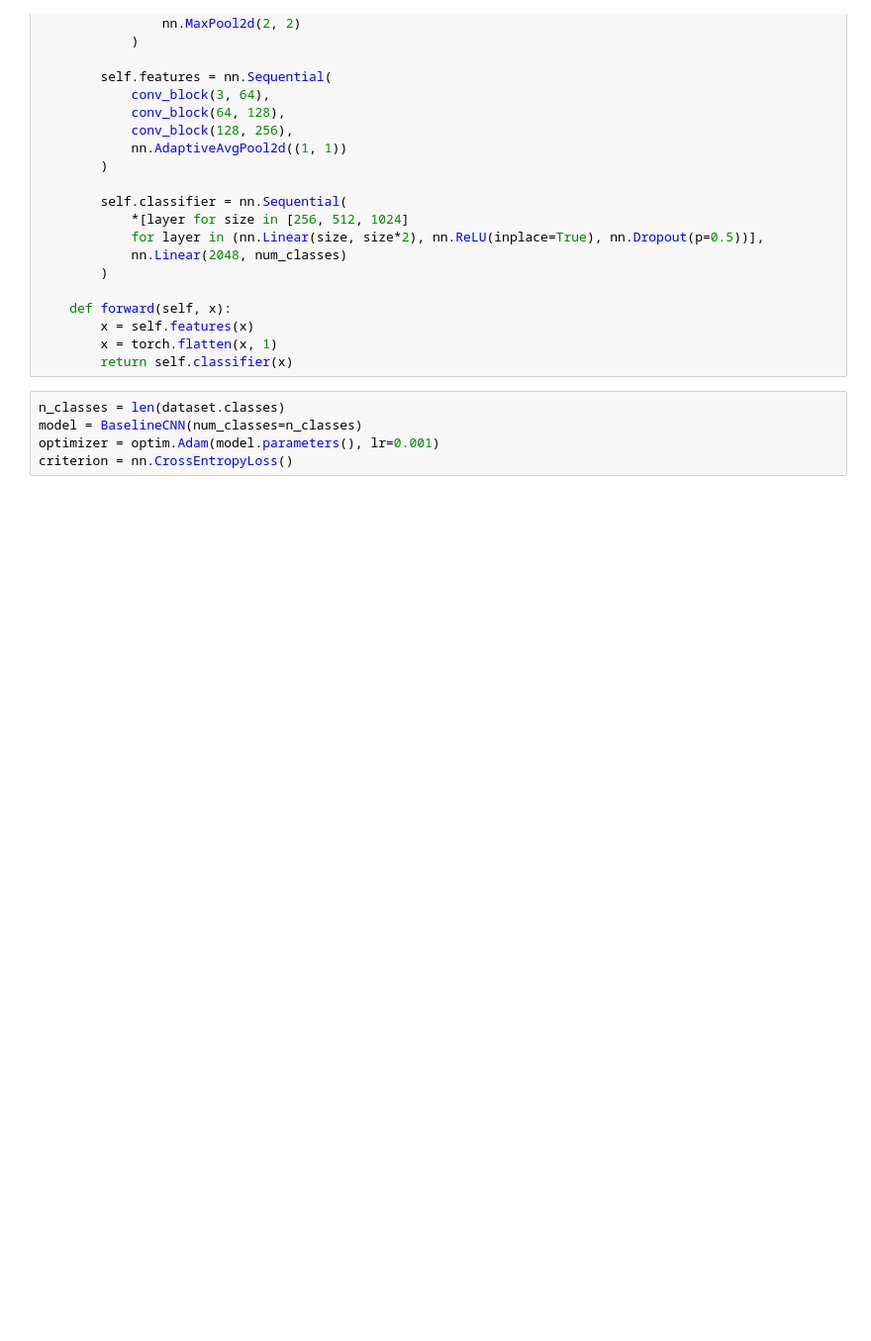
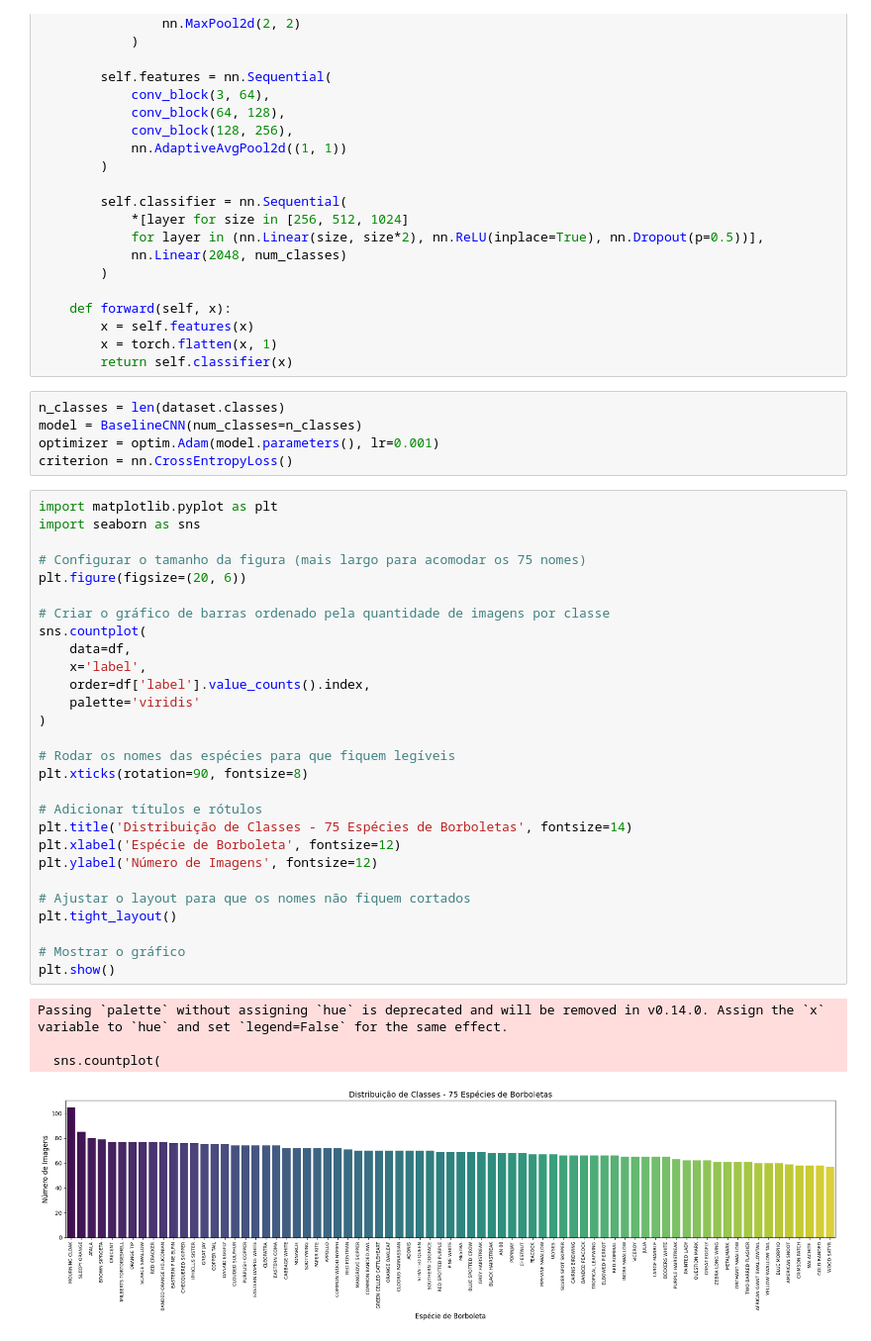
Before and after one commit to SamuelCrespo22/ACAP2_2026, a Jupyter notebook: notebooks/TP2-students.ipynb, the cells around one changed output. Shown at 99% size. Cells and saved outputs as stored; diff of their text form; blank space fills up the shorter version.

```diff
--- a/notebooks/TP2-students.ipynb
+++ b/notebooks/TP2-students.ipynb
@@ -124,3 +124,36 @@ n_classes = len(dataset.classes)
 model = BaselineCNN(num_classes=n_classes)
 optimizer = optim.Adam(model.parameters(), lr=0.001)
 criterion = nn.CrossEntropyLoss()
+# %%
+import matplotlib.pyplot as plt
+import seaborn as sns
+
+# Configurar o tamanho da figura (mais largo para acomodar os 75 nomes)
+plt.figure(figsize=(20, 6))
+
+# Criar o gráfico de barras ordenado pela quantidade de imagens por classe
+sns.countplot(
+    data=df,
+    x='label',
+    order=df['label'].value_counts().index,
+    palette='viridis'
+)
+
+# Rodar os nomes das espécies para que fiquem legíveis
+plt.xticks(rotation=90, fontsize=8)
+
+# Adicionar títulos e rótulos
+plt.title('Distribuição de Classes - 75 Espécies de Borboletas', fontsize=14)
+plt.xlabel('Espécie de Borboleta', fontsize=12)
+plt.ylabel('Número de Imagens', fontsize=12)
+
+# Ajustar o layout para que os nomes não fiquem cortados
+plt.tight_layout()
+
+# Mostrar o gráfico
+plt.show()
+# %% [output]
+Passing `palette` without assigning `hue` is deprecated and will be removed in v0.14.0. Assign the `x` variable to `hue` and set `legend=False` for the same effect.
+
+  sns.countplot(
+[figure, added]
```
Also changed, not shown: parts of 2 cells of this notebook, 19 other files.
